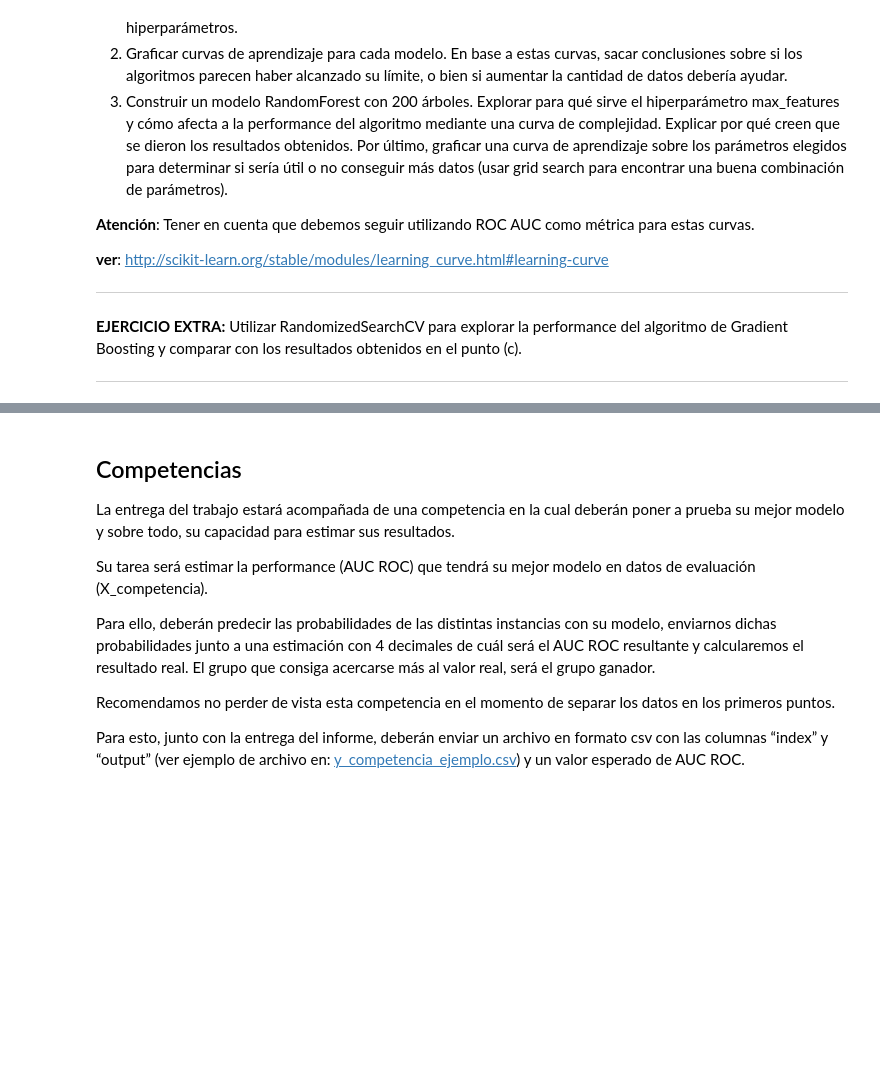
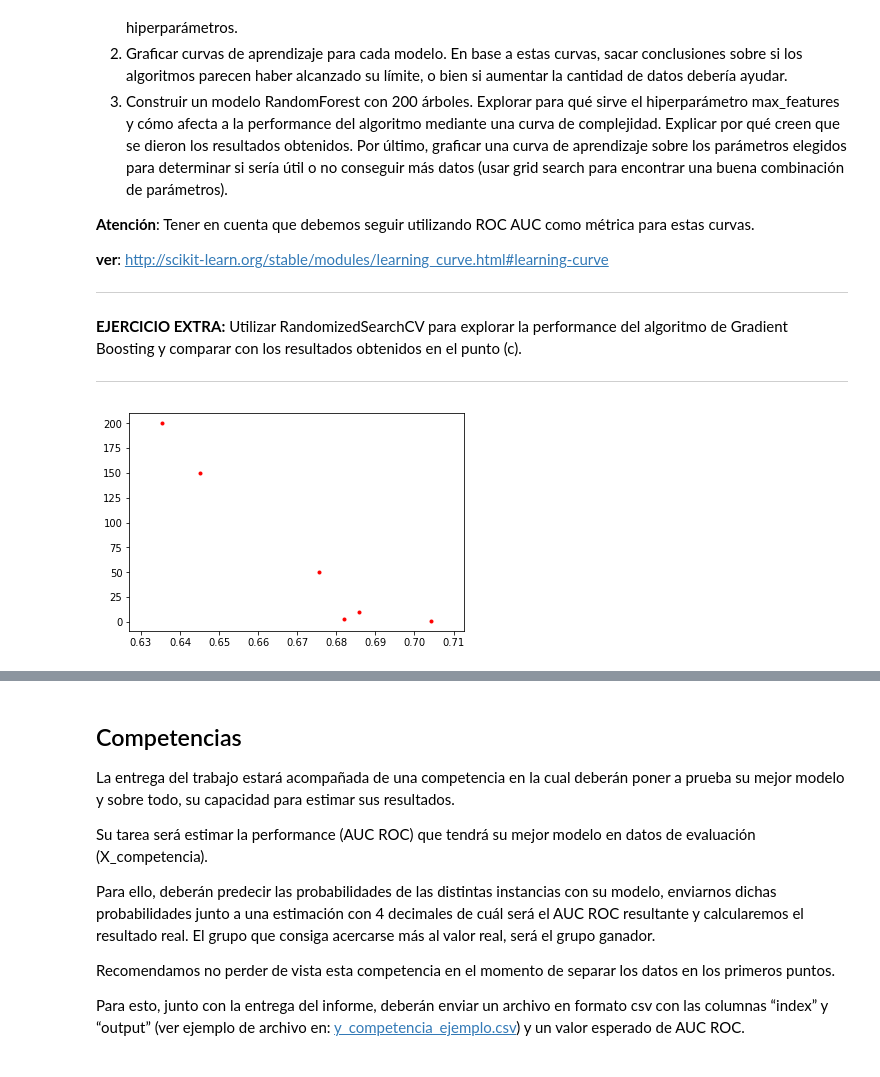
Before and after one commit to marialaraa/aa-notebooks, a Jupyter notebook: TP1/TP1.ipynb, the cells around one changed output, grey strips where cells are left out. Cells and saved outputs as stored; diff of their text form; code cells hidden in the pictures; blank space fills up the shorter version.

```diff
--- a/TP1/TP1.ipynb
+++ b/TP1/TP1.ipynb
@@ -428,3 +428,21 @@ En este punto, se pide inspeccionar dos de sus mejores modelos encontrados hasta
 
 
 ----
+# %%
+from sklearn.tree import DecisionTreeClassifier
+
+# Decision Tree Classifier
+max_depths = [1, 3, 10, 50, 150, 200]
+auc_roc = []
+
+for max_depth in max_depths:
+    tree = DecisionTreeClassifier(max_depth=max_depth)
+    tree.fit(X_dev, y_dev)
+
+    prediction_eval = tree.predict(X_eval)
+    auc_roc.append(roc_auc_score(y_eval, prediction_eval))
+
+
+fig = plt.scatter(auc_roc, max_depths, marker=".", color="red")
+# %% [output]
+[figure, added]
```
Also changed, not shown: parts of 4 cells of this notebook.
